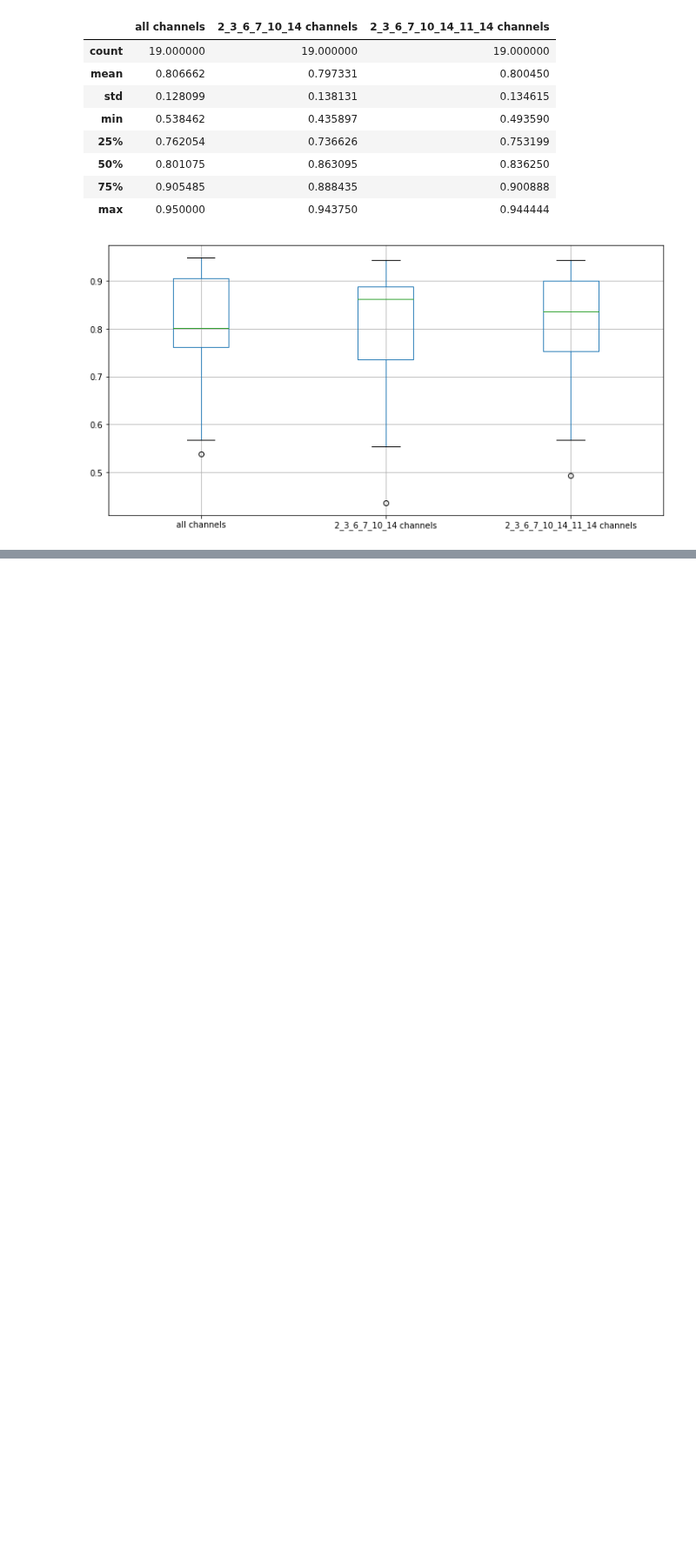
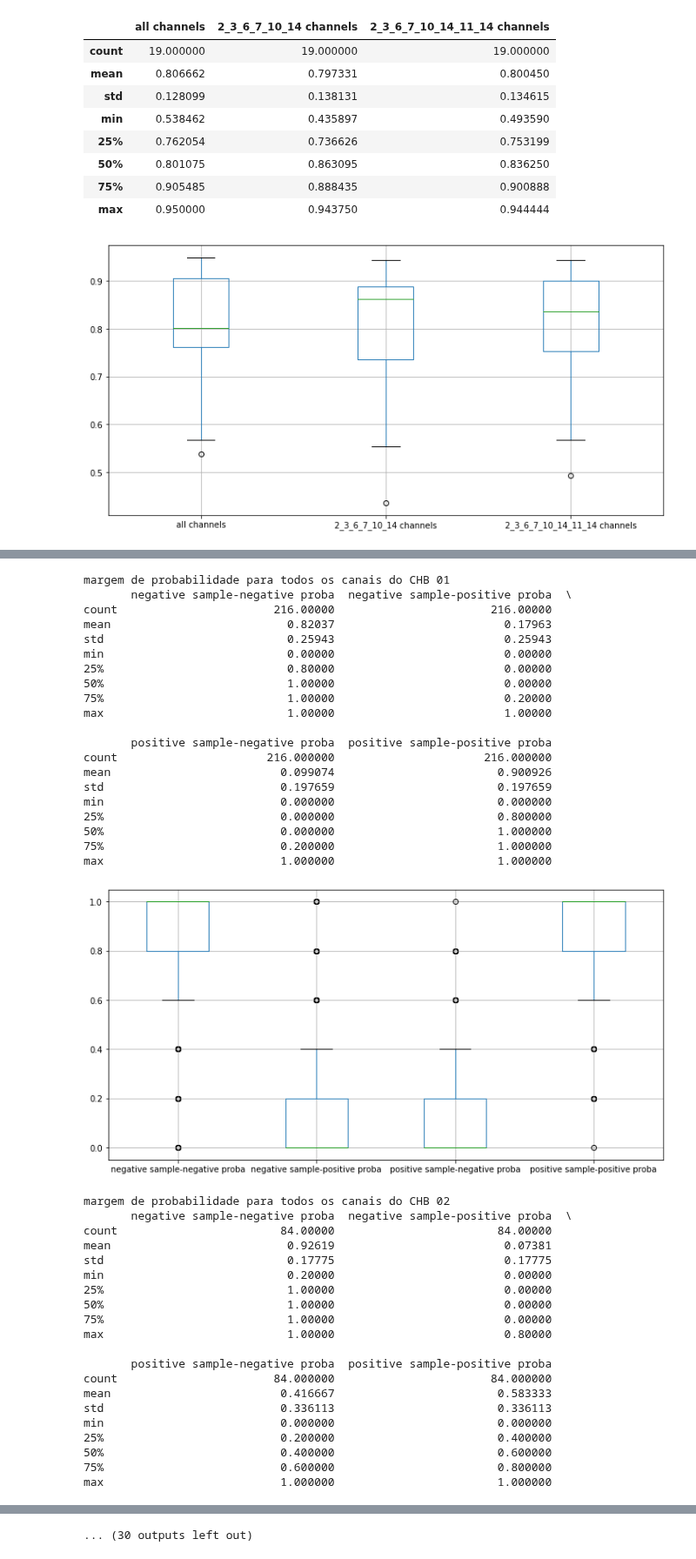
Before and after one commit to newtmagalhaes/Machine-Learning, a Jupyter notebook: ML/f02-chb/03-oneVSall.ipynb, the cells around one changed output, grey strips where cells are left out. Shown at 87% size. Saved outputs shown, nothing was run; the diff lists cells and outputs as text; code cells hidden in the pictures; blank space fills up the shorter version.

Commit message:
Exibindo margem de probabilidade para todos os chb

```diff
--- a/ML/f02-chb/03-oneVSall.ipynb
+++ b/ML/f02-chb/03-oneVSall.ipynb
@@ -202,0 +173,51 @@ proba_22_all_df
+# %%
+for chb in file_range:
+    proba_df = proba_dict[chb]['all']
+
+    print(f'margem de probabilidade para todos os canais do CHB {chb}')
+    print(proba_df.describe())
+
+    proba_df.boxplot(figsize=(12, 6))
+    plt.show()
+# %% [output]
+margem de probabilidade para todos os canais do CHB 01
+       negative sample-negative proba  negative sample-positive proba  \
+count                       216.00000                       216.00000
+mean                          0.82037                         0.17963
+std                           0.25943                         0.25943
+min                           0.00000                         0.00000
+25%                           0.80000                         0.00000
+50%                           1.00000                         0.00000
+75%                           1.00000                         0.20000
+max                           1.00000                         1.00000
+
+       positive sample-negative proba  positive sample-positive proba
+count                      216.000000                      216.000000
+mean                         0.099074                        0.900926
+std                          0.197659                        0.197659
+min                          0.000000                        0.000000
+25%                          0.000000                        0.800000
+50%                          0.000000                        1.000000
+75%                          0.200000                        1.000000
+max                          1.000000                        1.000000
+[figure, added]
+margem de probabilidade para todos os canais do CHB 02
+       negative sample-negative proba  negative sample-positive proba  \
+count                        84.00000                        84.00000
+mean                          0.92619                         0.07381
+std                           0.17775                         0.17775
+min                           0.20000                         0.00000
+25%                           1.00000                         0.00000
+50%                           1.00000                         0.00000
+75%                           1.00000                         0.00000
+max                           1.00000                         0.80000
+
+       positive sample-negative proba  positive sample-positive proba
+count                       84.000000                       84.000000
+mean                         0.416667                        0.583333
+std                          0.336113                        0.336113
+min                          0.000000                        0.000000
+25%                          0.200000                        0.400000
+50%                          0.400000                        0.600000
+75%                          0.600000                        0.800000
+max                          1.000000                        1.000000
@@ -202,0 +309 @@ proba_22_all_df
+... (30 outputs left out)
```
Also changed, not shown: parts of 6 cells of this notebook.
